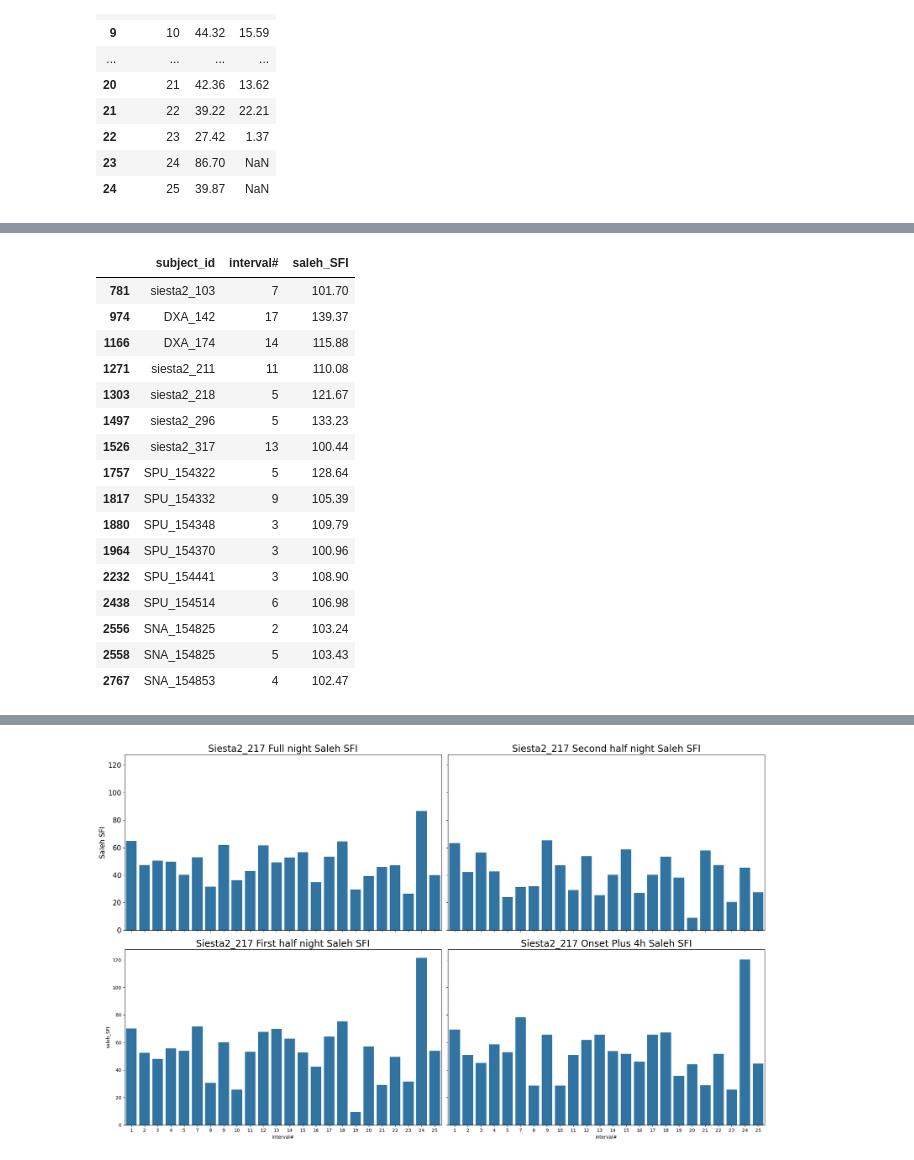
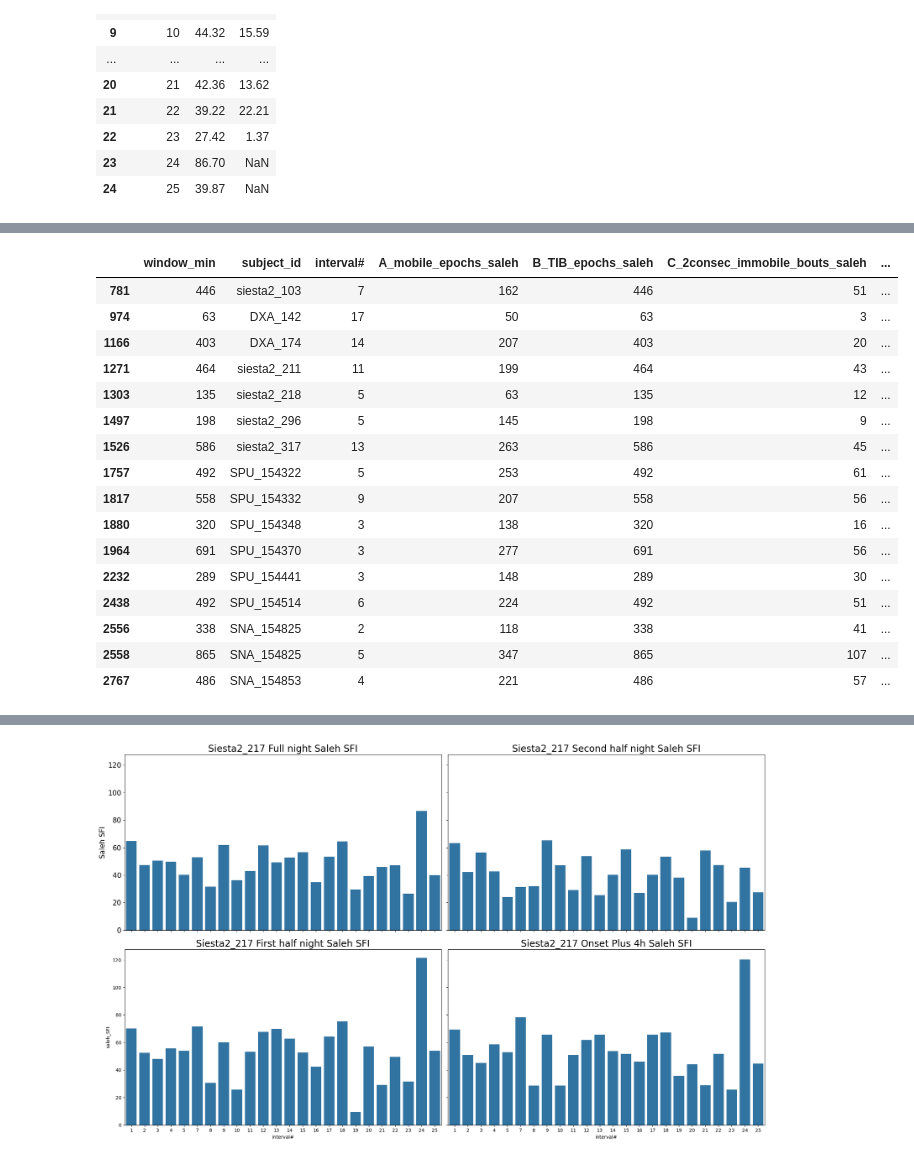
Before and after one commit to Tom-Gooding/Portfolio, a Jupyter notebook: Data_Projects/Rutgers Research/Rutgers_Sleep_Cannabis_Alcohol_study/RUmerging_sleep_actigraphy_data_091026.ipynb, the cells around one changed output, grey strips where cells are left out. Cells and saved outputs as stored; diff of their text form; code cells hidden in the pictures.

```diff
--- a/Data_Projects/Rutgers Research/Rutgers_Sleep_Cannabis_Alcohol_study/RUmerging_sleep_actigraphy_data_091026.ipynb
+++ b/Data_Projects/Rutgers Research/Rutgers_Sleep_Cannabis_Alcohol_study/RUmerging_sleep_actigraphy_data_091026.ipynb
@@ -2303,20 +2481,20 @@ full_noc_sleep_results_df.groupby('interval#', as_index=False)['saleh_SFI'].agg(
 # %%
-full_noc_sleep_results_df[full_noc_sleep_results_df['saleh_SFI']>=100][['subject_id', 'interval#', 'saleh_SFI']]
+full_noc_sleep_results_df[full_noc_sleep_results_df['saleh_SFI']>=100][['window_min','subject_id', 'interval#', 'A_mobile_epochs_saleh', 'B_TIB_epochs_saleh','C_2consec_immobile_bouts_saleh','D_total_immobile_bouts_saleh','A_prime_saleh','B_prime_saleh', 'saleh_SFI']]
 # %% [output]
-|  | subject_id | interval# | saleh_SFI |
-| 781 | siesta2_103 | 7 | 101.70 |
-| 974 | DXA_142 | 17 | 139.37 |
-| 1166 | DXA_174 | 14 | 115.88 |
-| 1271 | siesta2_211 | 11 | 110.08 |
-| 1303 | siesta2_218 | 5 | 121.67 |
-| 1497 | siesta2_296 | 5 | 133.23 |
-| 1526 | siesta2_317 | 13 | 100.44 |
-| 1757 | SPU_154322 | 5 | 128.64 |
-| 1817 | SPU_154332 | 9 | 105.39 |
-| 1880 | SPU_154348 | 3 | 109.79 |
-| 1964 | SPU_154370 | 3 | 100.96 |
-| 2232 | SPU_154441 | 3 | 108.90 |
-| 2438 | SPU_154514 | 6 | 106.98 |
-| 2556 | SNA_154825 | 2 | 103.24 |
-| 2558 | SNA_154825 | 5 | 103.43 |
-| 2767 | SNA_154853 | 4 | 102.47 |
+|  | window_min | subject_id | interval# | A_mobile_epochs_saleh | B_TIB_epochs_saleh | C_2consec_immobile_bouts_saleh | ... |
+| 781 | 446 | siesta2_103 | 7 | 162 | 446 | 51 | ... |
+| 974 | 63 | DXA_142 | 17 | 50 | 63 | 3 | ... |
+| 1166 | 403 | DXA_174 | 14 | 207 | 403 | 20 | ... |
+| 1271 | 464 | siesta2_211 | 11 | 199 | 464 | 43 | ... |
+| 1303 | 135 | siesta2_218 | 5 | 63 | 135 | 12 | ... |
+| 1497 | 198 | siesta2_296 | 5 | 145 | 198 | 9 | ... |
+| 1526 | 586 | siesta2_317 | 13 | 263 | 586 | 45 | ... |
+| 1757 | 492 | SPU_154322 | 5 | 253 | 492 | 61 | ... |
+| 1817 | 558 | SPU_154332 | 9 | 207 | 558 | 56 | ... |
+| 1880 | 320 | SPU_154348 | 3 | 138 | 320 | 16 | ... |
+| 1964 | 691 | SPU_154370 | 3 | 277 | 691 | 56 | ... |
+| 2232 | 289 | SPU_154441 | 3 | 148 | 289 | 30 | ... |
+| 2438 | 492 | SPU_154514 | 6 | 224 | 492 | 51 | ... |
+| 2556 | 338 | SNA_154825 | 2 | 118 | 338 | 41 | ... |
+| 2558 | 865 | SNA_154825 | 5 | 347 | 865 | 107 | ... |
+| 2767 | 486 | SNA_154853 | 4 | 221 | 486 | 57 | ... |
```
Also changed, not shown: parts of 11 cells of this notebook, 3 other files.
